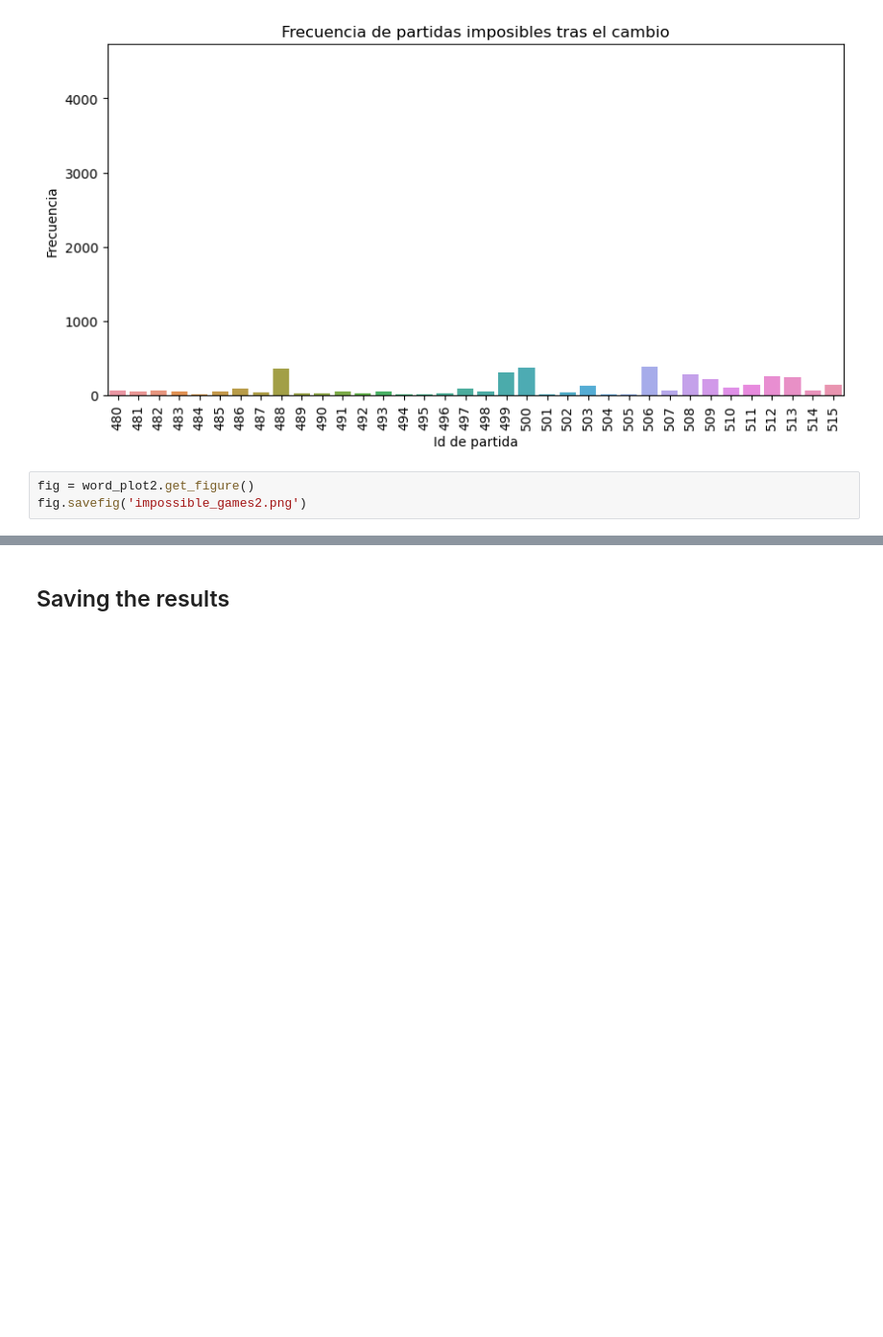
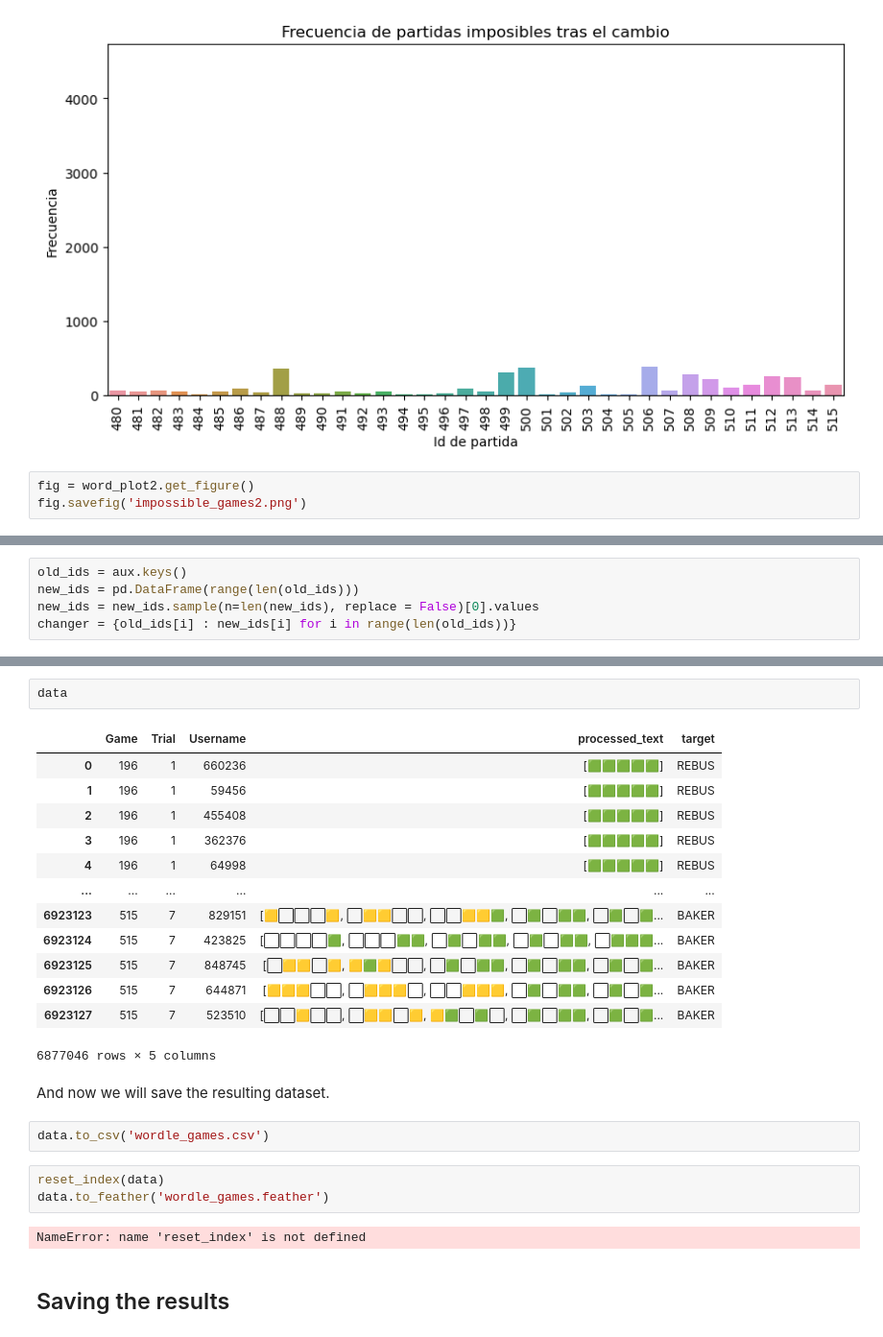
Before and after one commit to OscarCal/ImitatingWordlePlayers, a Jupyter notebook: analisis/Tweet processing.ipynb, the cells around one changed output, grey strips where cells are left out. Shown at 96% size. Drawn from its saved outputs; the diff is of its cells as text; blank space fills up the shorter version.

```diff
--- a/analisis/Tweet processing.ipynb
+++ b/analisis/Tweet processing.ipynb
@@ -489,0 +542,5 @@ fig.savefig('impossible_games2.png')
+# %%
+old_ids = aux.keys()
+new_ids = pd.DataFrame(range(len(old_ids)))
+new_ids = new_ids.sample(n=len(new_ids), replace = False)[0].values
+changer = {old_ids[i] : new_ids[i] for i in range(len(old_ids))}
@@ -490,3 +555,28 @@ fig.savefig('impossible_games2.png')
+# %%
+data
+# %% [output]
+|  | Game | Trial | Username | processed_text | target |
+| 0 | 196 | 1 | 660236 | [🟩🟩🟩🟩🟩] | REBUS |
+| 1 | 196 | 1 | 59456 | [🟩🟩🟩🟩🟩] | REBUS |
+| 2 | 196 | 1 | 455408 | [🟩🟩🟩🟩🟩] | REBUS |
+| 3 | 196 | 1 | 362376 | [🟩🟩🟩🟩🟩] | REBUS |
+| 4 | 196 | 1 | 64998 | [🟩🟩🟩🟩🟩] | REBUS |
+| ... | ... | ... | ... | ... | ... |
+| 6923123 | 515 | 7 | 829151 | [🟨⬜⬜⬜🟨, ⬜🟨🟨⬜⬜, ⬜⬜🟨🟨🟩, ⬜🟩⬜🟩🟩, ⬜🟩⬜🟩... | BAKER |
+| 6923124 | 515 | 7 | 423825 | [⬜⬜⬜⬜🟩, ⬜⬜⬜🟩🟩, ⬜🟩⬜🟩🟩, ⬜🟩⬜🟩🟩, ⬜🟩🟩🟩... | BAKER |
+| 6923125 | 515 | 7 | 848745 | [⬜🟨🟨⬜🟨, 🟨🟩🟨⬜⬜, ⬜🟩⬜🟩🟩, ⬜🟩⬜🟩🟩, ⬜🟩⬜🟩... | BAKER |
+| 6923126 | 515 | 7 | 644871 | [🟨🟨🟨⬜⬜, ⬜🟨🟨🟨⬜, ⬜⬜🟨🟨🟨, ⬜🟩⬜🟩🟩, ⬜🟩⬜🟩... | BAKER |
+| 6923127 | 515 | 7 | 523510 | [⬜⬜🟨⬜⬜, ⬜🟨🟨⬜🟨, 🟨🟩⬜🟩⬜, ⬜🟩⬜🟩🟩, ⬜🟩⬜🟩... | BAKER |
+6877046 rows × 5 columns
+# %% [markdown]
+And now we will save the resulting dataset.
+# %%
+data.to_csv('wordle_games.csv')
+# %%
+reset_index(data)
+data.to_feather('wordle_games.feather')
+# %% [output]
+NameError: name 'reset_index' is not defined
 # %% [markdown]
 ## Saving the results
 # %%
```
Also changed, not shown: parts of 12 cells of this notebook, 9 other files.
